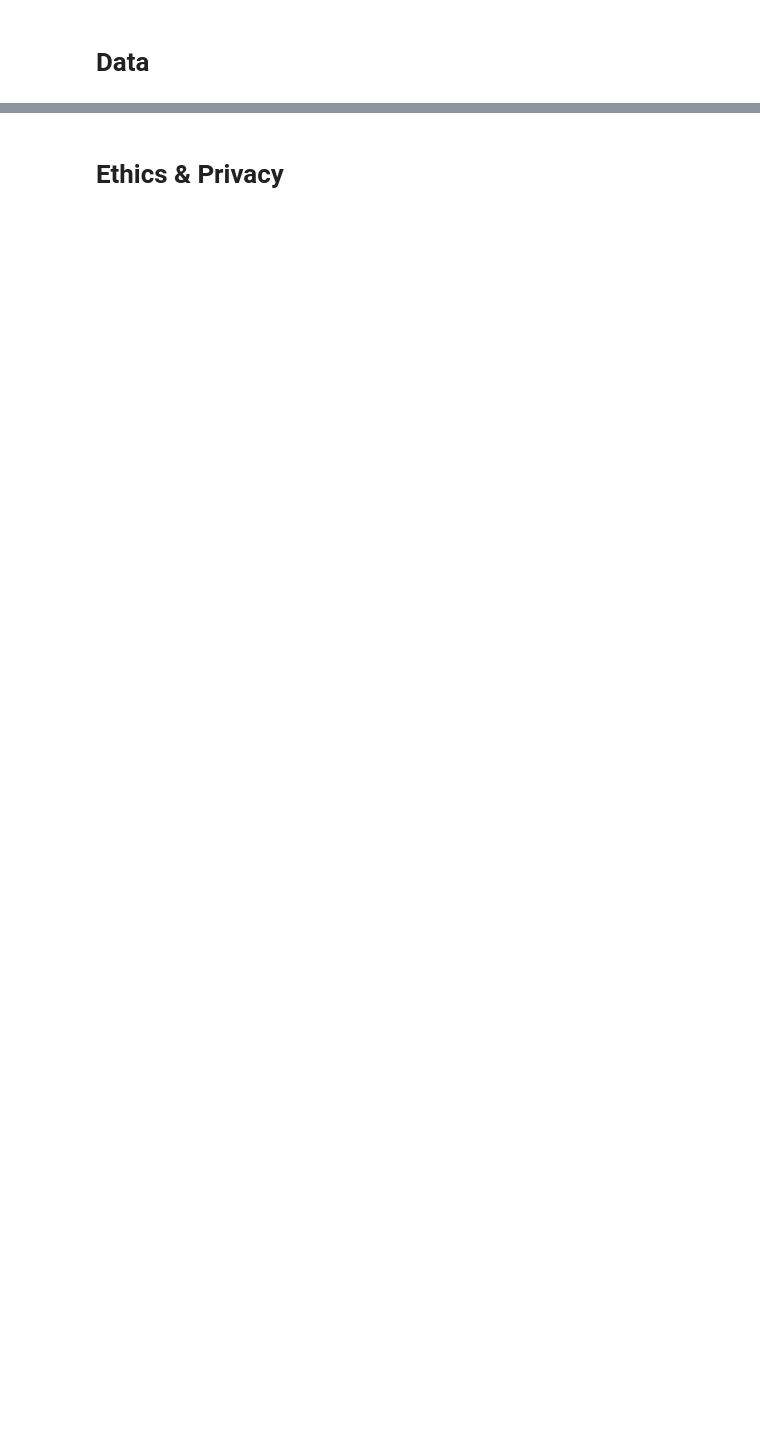
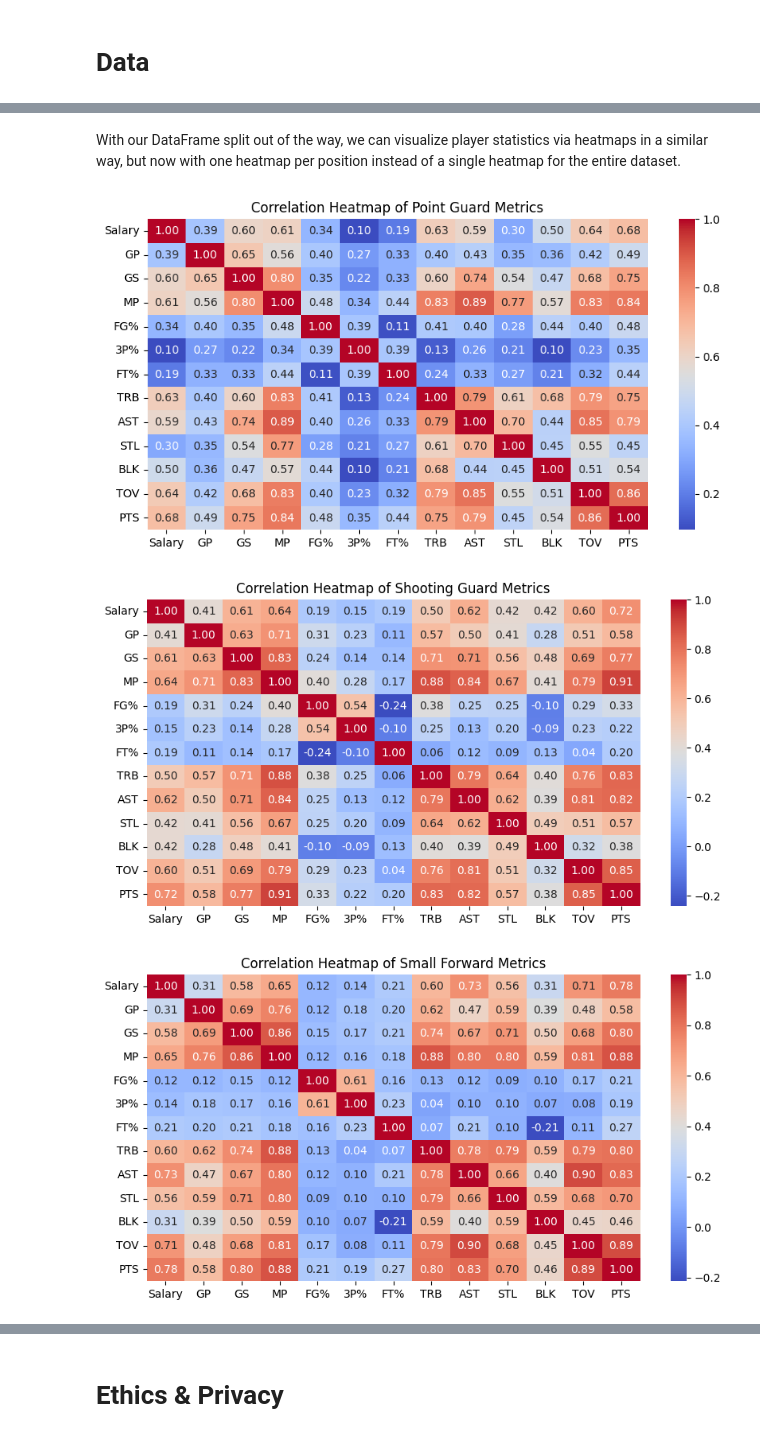
Before and after one commit to COGS108/Group048_WI24, a Jupyter notebook: FinalProject_Group048_WI24.ipynb, the cells around one changed output, grey strips where cells are left out. Drawn from its saved outputs; the diff is of its cells as text; code cells hidden in the pictures; blank space fills up the shorter version.

```diff
--- a/FinalProject_Group048_WI24.ipynb
+++ b/FinalProject_Group048_WI24.ipynb
@@ -114,0 +244,13 @@ Some more words and stuff.  Remember notebooks work best if you interleave the c
+# %%
+# Splits DataFrame into five DataFrames based on the five traditional positions in basketball
+dfPG = df.loc[df['Position'] == 'PG']
+dfSG = df.loc[df['Position'] == 'SG']
+dfSF = df.loc[df['Position'] == 'SF']
+dfPF = df.loc[df['Position'] == 'PF']
+dfC = df.loc[df['Position'] == 'C']
+
+# We now want to check if there are any players that we missed from the main DataFrame that need to be assigned
+print('Unassigned Players')
+assigned_positions = ['PG','SG','SF','PF','C']
+unassigned_df =  df[df['Position'].isin(assigned_positions)==False]
+unassigned_df
@@ -114,0 +269,43 @@ Some more words and stuff.  Remember notebooks work best if you interleave the c
+# %%
+# Add all dual position players to both of their respective categories
+dfPG = pd.concat([dfPG] + [df.loc[df['Player Name'] == name] for name in ['Kyrie Irving','Spencer Dinwiddie','Patrick Beverley','George Hill']])
+dfSG = pd.concat([dfSG] + [df.loc[df['Player Name'] == name] for name in ['Kyrie Irving','Spencer Dinwiddie','Patrick Beverley','George Hill',
+                                                                          'Mikal Bridges','Matisse Thybulle']])
+dfSF = pd.concat([dfSF] + [df.loc[df['Player Name'] == name] for name in ['Mikal Bridges','Matisse Thybulle','Kevin Knox']])
+dfPF = pd.concat([dfSF, df[df['Player Name'] == 'Kevin Knox']])
+# %% [markdown]
+With our DataFrame split out of the way, we can visualize player statistics via heatmaps in a similar way, but now with one heatmap per position instead of a single heatmap for the entire dataset.
+# %%
+# Point Guard heatmap
+plt.figure(figsize=(10, 5))
+sns.heatmap(dfPG.drop(['Player Name', 'Position'], axis = 1).corr(), annot=True, cmap='coolwarm', fmt=".2f")
+plt.title('Correlation Heatmap of Point Guard Metrics')
+plt.show()
+
+# Shooting Guard heatmap
+plt.figure(figsize=(10, 5))
+sns.heatmap(dfSG.drop(['Player Name', 'Position'], axis = 1).corr(), annot=True, cmap='coolwarm', fmt=".2f")
+plt.title('Correlation Heatmap of Shooting Guard Metrics')
+plt.show()
+
+# Small Forward heatmap
+plt.figure(figsize=(10, 5))
+sns.heatmap(dfSF.drop(['Player Name', 'Position'], axis = 1).corr(), annot=True, cmap='coolwarm', fmt=".2f")
+plt.title('Correlation Heatmap of Small Forward Metrics')
+plt.show()
+
+# Power Forward heatmap
+plt.figure(figsize=(10, 5))
+sns.heatmap(dfPF.drop(['Player Name', 'Position'], axis = 1).corr(), annot=True, cmap='coolwarm', fmt=".2f")
+plt.title('Correlation Heatmap of Power Forward Metrics')
+plt.show()
+
+# Center heatmap
+plt.figure(figsize=(10, 5))
+sns.heatmap(dfC.drop(['Player Name', 'Position'], axis = 1).corr(), annot=True, cmap='coolwarm', fmt=".2f")
+plt.title('Correlation Heatmap of Center Metrics')
+plt.show()
+# %% [output]
+[figure, added]
+[figure, added]
+[figure, added]
```
Also changed, not shown: parts of 62 cells of this notebook, 1 other file.
